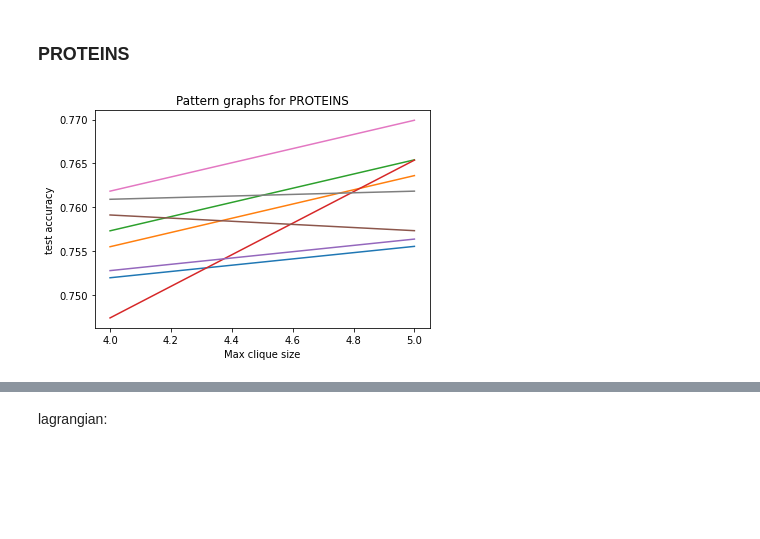
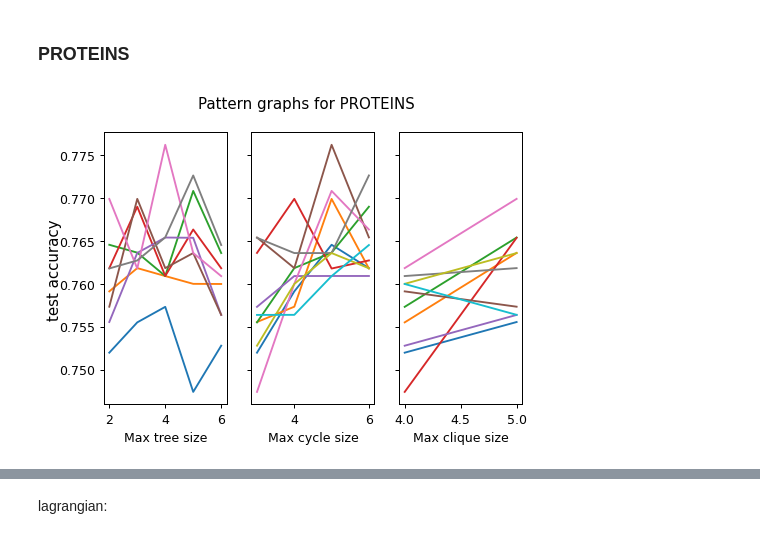
Before and after one commit to dakhtiam/graph_homomorphism, a Jupyter notebook: pattern_graph_experiment.ipynb, the cells around one changed output, grey strips where cells are left out. Saved outputs shown, nothing was run; the diff lists cells and outputs as text; code cells hidden in the pictures; blank space fills up the shorter version.

```diff
--- a/pattern_graph_experiment.ipynb
+++ b/pattern_graph_experiment.ipynb
@@ -69,7 +72,7 @@ def make_clique_plot(experiment):
 
 def make_big_plot(experiment):
   scores_dict = experiment.load_score_data('Random_forest')
-  fig, (ax_trees, ax_cycles, ax_cliques) = plt.subplots(3, gridspec_kw={'hspace': 1.2})
+  fig, (ax_trees, ax_cycles, ax_cliques) = plt.subplots(1,3, gridspec_kw={'hspace': 1.2}, sharey=True)
 
   tree_scores = np.array([scores_dict[i].mean() for i in range(40)]).reshape((8,5))
   cycle_scores = np.array([scores_dict[i].mean() for i in range(40)]).reshape(8,5).transpose().reshape(10,4)
@@ -79,20 +82,21 @@ def make_big_plot(experiment):
   n_cycles = range(3,7)
   n_cliques = range(4,6)
 
+  fig.suptitle('Pattern graphs for ' + experiment.dataset_name)
+
   [ax_trees.plot(n_trees, tree_scores[i]) for i in range(8)]
-  ax_trees.set_title('Pattern graphs for ' + experiment.dataset_name)
   ax_trees.set_xlabel('Max tree size')
-  ax_trees.set_ylabel('test accuracy')
 
   [ax_cycles.plot(n_cycles, cycle_scores[i]) for i in range(10)]
-  ax_cycles.set_title('Pattern graphs for ' + experiment.dataset_name)
   ax_cycles.set_xlabel('Max cycle size')
-  ax_cycles.set_ylabel('test accuracy')
+
 
   [ax_cliques.plot(n_cliques, clique_scores[i]) for i in range(10)]
-  ax_cliques.set_title('Pattern graphs for ' + experiment.dataset_name)
   ax_cliques.set_xlabel('Max clique size')
-  ax_cliques.set_ylabel('test accuracy')
 
-  fig.set_dpi(100)
+  # common axis labels
+  #fig.supxlabel('fig.supxlabel')
+  fig.supylabel('test accuracy')
+
+  fig.set_dpi(90)
   plt.show()
@@ -147,10 +266,12 @@ make_tree_plot(experiment)
 # %%
 experiment = experiments.patternExperiment(
     dataset = None, folder_name = 'pattern_graphs/PROTEINS',
               encoder_name = 'ghc_aug', n_trees=7, n_cycles=7, n_cliques=6,
     loading_mode = True, dataset_name = 'PROTEINS')
 #make_tree_plot(experiment)
 #make_cycle_plot(experiment)
-make_clique_plot(experiment)
+#make_clique_plot(experiment)
+#leaderboard(experiment, 3)
+make_big_plot(experiment)
 # %% [output]
-[figure, old version]
+[figure, new version]
```
Also changed, not shown: parts of 20 cells of this notebook, 6 other files.
